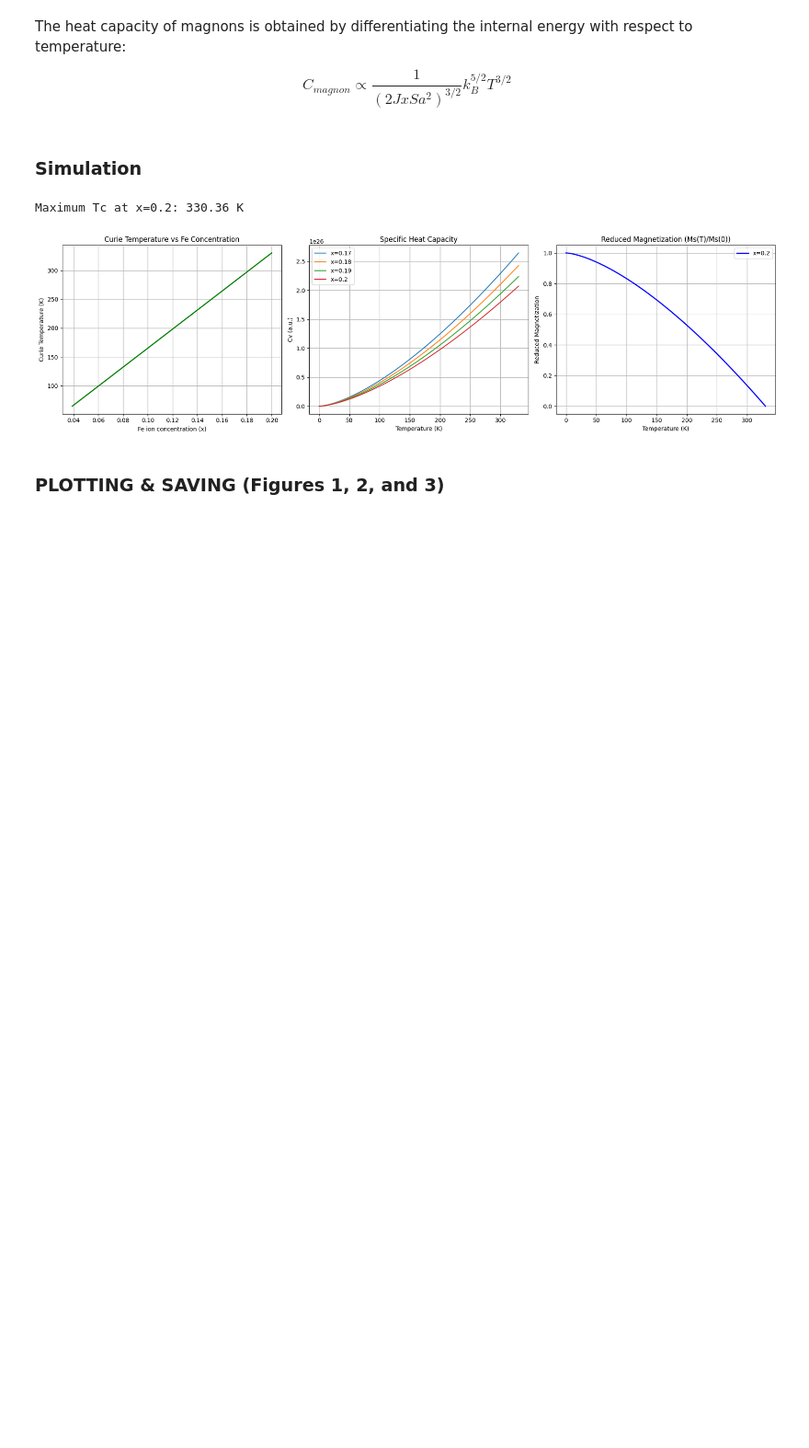
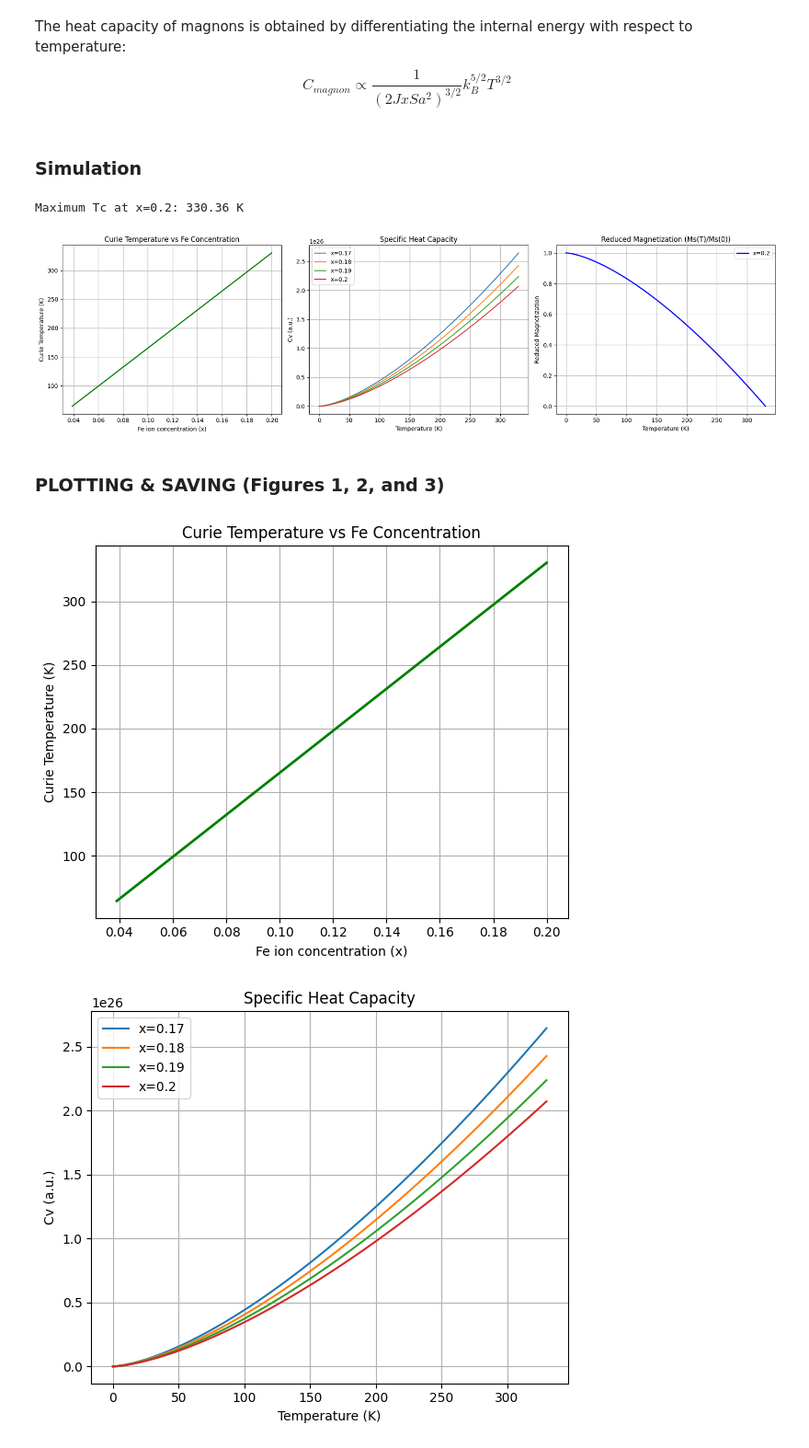
Before and after one commit to salgadosalgadoje/mn-cr-doped-semiconductors, a Jupyter notebook: notebooks/01-simulation of Mn- and Cr-doped DMS.ipynb, the cells around one changed output. Shown at 92% size. Cells and saved outputs as stored; diff of their text form; code cells hidden in the pictures; blank space fills up the shorter version.

```diff
--- a/notebooks/01-simulation of Mn- and Cr-doped DMS.ipynb
+++ b/notebooks/01-simulation of Mn- and Cr-doped DMS.ipynb
@@ -246,0 +189,67 @@ plt.show()
+# %%
+import os
+
+# ==========================================
+# PLOTTING & SAVING (Figures 1, 2, and 3)
+# ==========================================
+
+# Define the relative path: go up one level ('..') and enter 'figures'
+figures_dir = os.path.join('..', 'figures')
+
+# Create the folder if it does not exist
+os.makedirs(figures_dir, exist_ok=True)
+
+# ------------------------------------------
+# Figure 1: Tc vs Concentration
+# ------------------------------------------
+fig1, ax1 = plt.subplots(figsize=(6, 5))
+ax1.plot(x_values, Tc_values, color='green', linewidth=2)
+ax1.set_title('Curie Temperature vs Fe Concentration')
+ax1.set_xlabel('Fe ion concentration (x)')
+ax1.set_ylabel('Curie Temperature (K)')
+ax1.grid(True)
+fig1.tight_layout()
+
+# Save Figure 1
+path_fig1 = os.path.join(figures_dir, '01_Curie_Temperature_vs_Concentration.png')
+fig1.savefig(path_fig1, dpi=300, bbox_inches='tight')
+
+# ------------------------------------------
+# Figure 2: Heat Capacity vs Temperature
+# ------------------------------------------
+fig2, ax2 = plt.subplots(figsize=(6, 5))
+for x in concentrations:
+    Cv = calculate_Cv(T_range, x, J, S, a, kB)
+    ax2.plot(T_range, Cv, label=f'x={x}')
+ax2.set_title('Specific Heat Capacity')
+ax2.set_xlabel('Temperature (K)')
+ax2.set_ylabel('Cv (a.u.)')
+ax2.legend()
+ax2.grid(True)
+fig2.tight_layout()
+
+# Save Figure 2
+path_fig2 = os.path.join(figures_dir, '02_Heat_Capacity_vs_Temperature.png')
+fig2.savefig(path_fig2, dpi=300, bbox_inches='tight')
+
+# ------------------------------------------
+# Figure 3: Reduced Magnetization vs Temperature
+# ------------------------------------------
+fig3, ax3 = plt.subplots(figsize=(6, 5))
+ax3.plot(T_mag, M_values, color='blue', linewidth=2, label='x=0.2')
+ax3.set_title('Reduced Magnetization (Ms(T)/Ms(0))')
+ax3.set_xlabel('Temperature (K)')
+ax3.set_ylabel('Reduced Magnetization')
+ax3.legend()
+ax3.grid(True)
+fig3.tight_layout()
+
+# Save Figure 3
+path_fig3 = os.path.join(figures_dir, '03_Reduced_Magnetization_vs_Temperature.png')
+fig3.savefig(path_fig3, dpi=300, bbox_inches='tight')
+
+# Show all figures in the Jupyter Notebook output
+plt.show()
+# %% [output]
+[figure, added]
+[figure, added]
```
Also changed, not shown: parts of 2 cells of this notebook, 1 other file.
